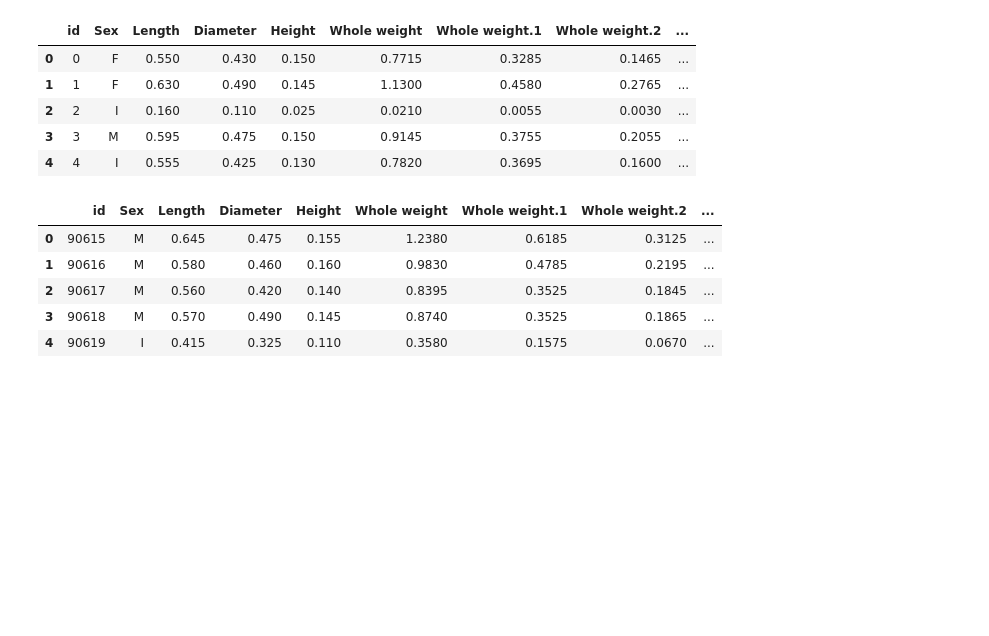
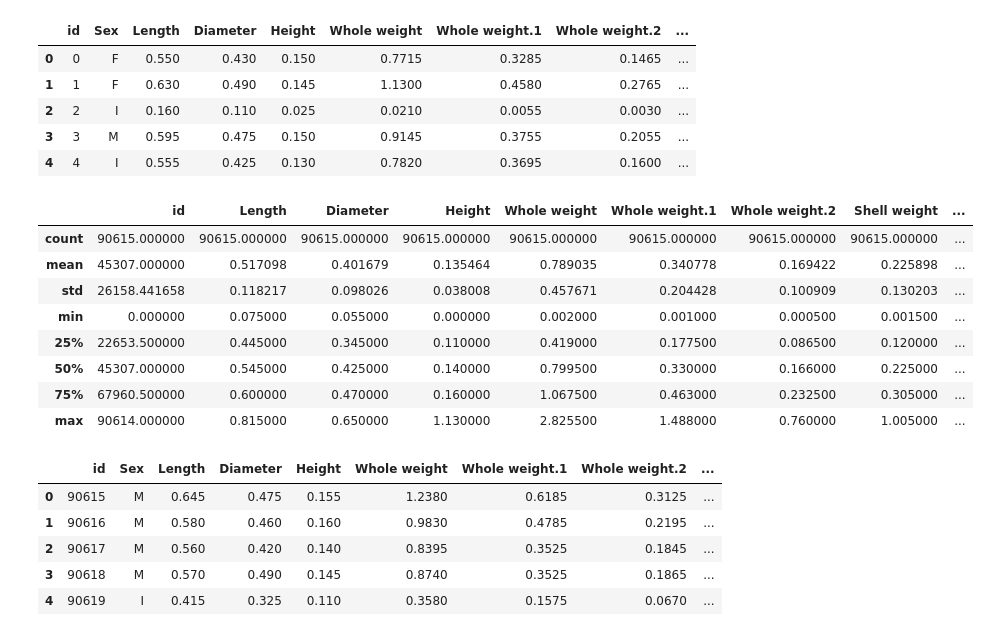
Before and after one commit to Szymqn/KaggleCompetitions, a Jupyter notebook: regression-with-an-abalone-dataset.ipynb, the cells around one changed output. Saved outputs shown, nothing was run; the diff lists cells and outputs as text; code cells hidden in the pictures; blank space fills up the shorter version.

```diff
--- a/regression-with-an-abalone-dataset.ipynb
+++ b/regression-with-an-abalone-dataset.ipynb
@@ -23,6 +78,18 @@ train_df.head()
 | 2 | 2 | I | 0.160 | 0.110 | 0.025 | 0.0210 | 0.0055 | 0.0030 | ... |
 | 3 | 3 | M | 0.595 | 0.475 | 0.150 | 0.9145 | 0.3755 | 0.2055 | ... |
 | 4 | 4 | I | 0.555 | 0.425 | 0.130 | 0.7820 | 0.3695 | 0.1600 | ... |
+# %%
+train_df.describe()
+# %% [output]
+|  | id | Length | Diameter | Height | Whole weight | Whole weight.1 | Whole weight.2 | Shell weight | ... |
+| count | 90615.000000 | 90615.000000 | 90615.000000 | 90615.000000 | 90615.000000 | 90615.000000 | 90615.000000 | 90615.000000 | ... |
+| mean | 45307.000000 | 0.517098 | 0.401679 | 0.135464 | 0.789035 | 0.340778 | 0.169422 | 0.225898 | ... |
+| std | 26158.441658 | 0.118217 | 0.098026 | 0.038008 | 0.457671 | 0.204428 | 0.100909 | 0.130203 | ... |
+| min | 0.000000 | 0.075000 | 0.055000 | 0.000000 | 0.002000 | 0.001000 | 0.000500 | 0.001500 | ... |
+| 25% | 22653.500000 | 0.445000 | 0.345000 | 0.110000 | 0.419000 | 0.177500 | 0.086500 | 0.120000 | ... |
+| 50% | 45307.000000 | 0.545000 | 0.425000 | 0.140000 | 0.799500 | 0.330000 | 0.166000 | 0.225000 | ... |
+| 75% | 67960.500000 | 0.600000 | 0.470000 | 0.160000 | 1.067500 | 0.463000 | 0.232500 | 0.305000 | ... |
+| max | 90614.000000 | 0.815000 | 0.650000 | 1.130000 | 2.825500 | 1.488000 | 0.760000 | 1.005000 | ... |
 # %%
 test_df.head()
 # %% [output]
```
Also changed, not shown: parts of 12 cells of this notebook.
